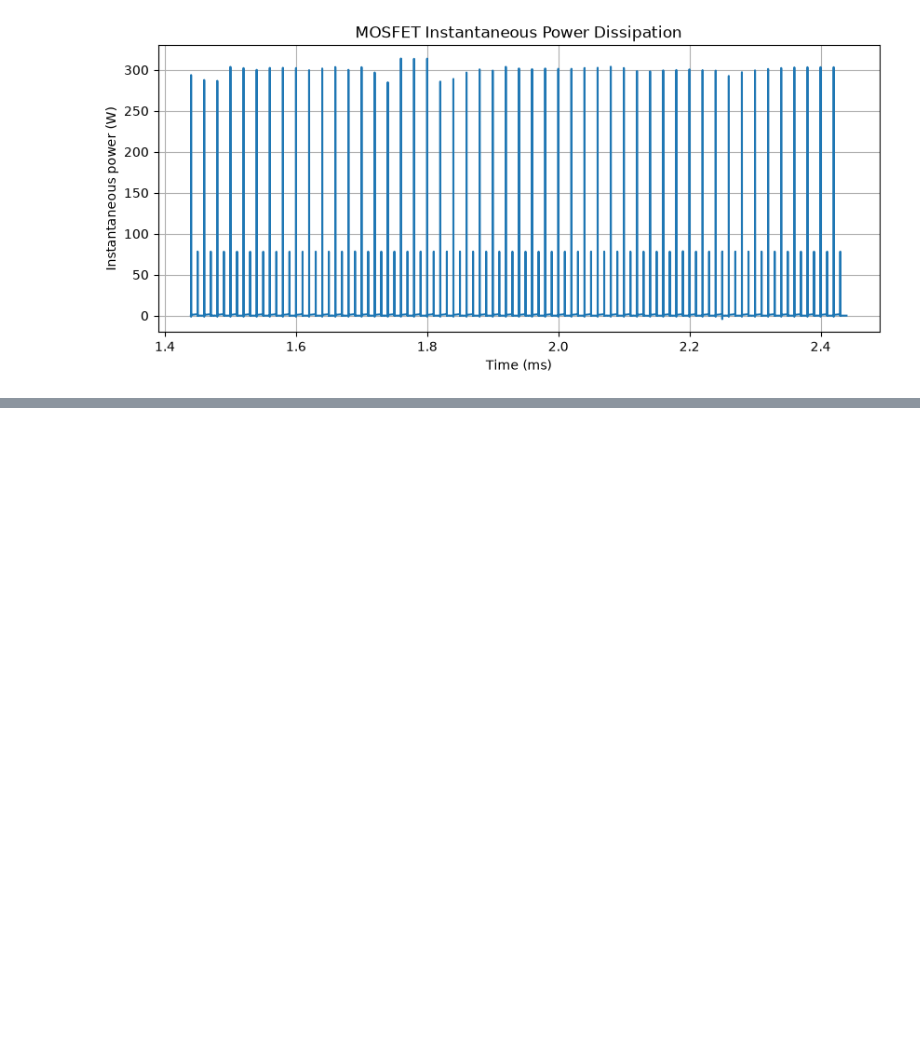
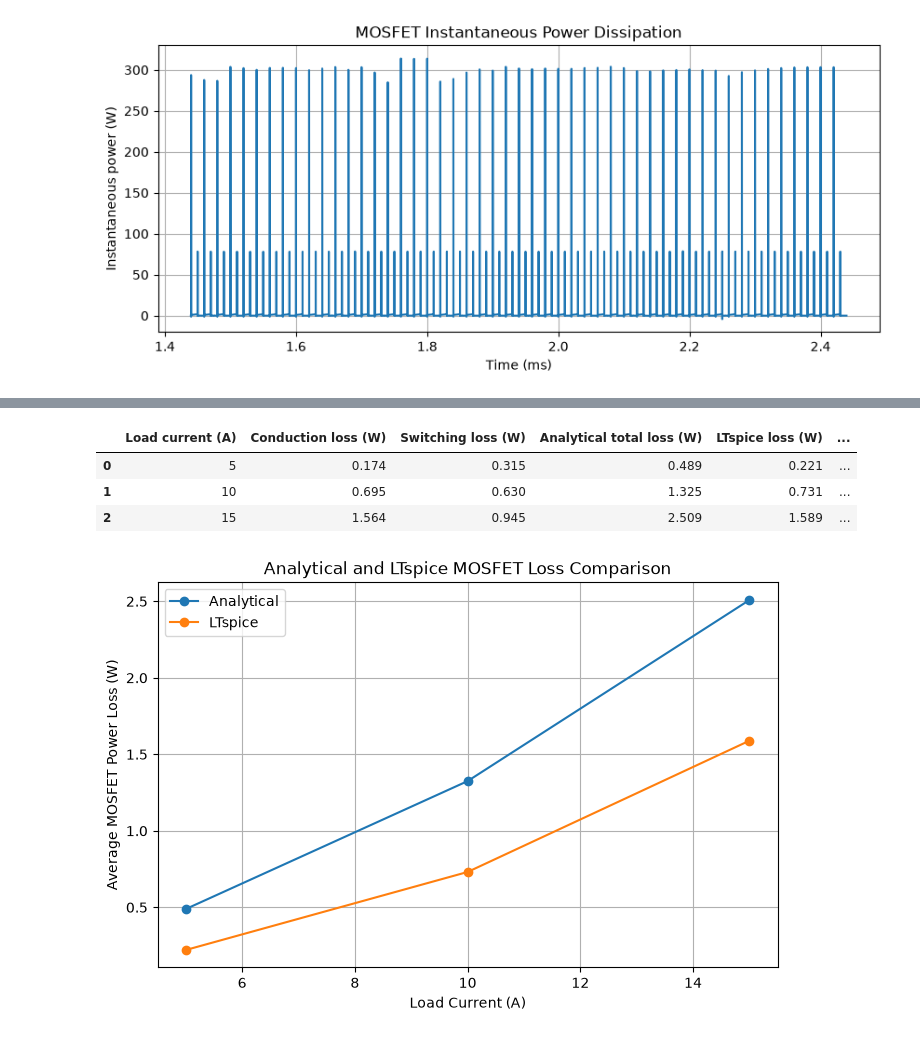
Before and after one commit to jaeheewritescode/mosfet-thermal-simulation, a Jupyter notebook: electrical-model/notebook/mosfet_loss_calculation.ipynb, the cells around one changed output, grey strips where cells are left out. Saved outputs shown, nothing was run; the diff lists cells and outputs as text; code cells hidden in the pictures; blank space fills up the shorter version.

Commit message:
Complete Week 3 electrical validation and loss table

```diff
--- a/electrical-model/notebook/mosfet_loss_calculation.ipynb
+++ b/electrical-model/notebook/mosfet_loss_calculation.ipynb
@@ -220,3 +298,57 @@ Percentage difference = 44.8%
+# %%
+
+ltspice_losses = [
+    0.221,   # 5 A result
+    0.731,   # 10 A result
+    1.589    # 15 A result
+]
+
+analytical_results["LTspice loss (W)"] = ltspice_losses
+
+analytical_results["Difference (W)"] = (
+    analytical_results["Analytical total loss (W)"]
+    - analytical_results["LTspice loss (W)"]
+)
+
+analytical_results["Difference (%)"] = (
+    analytical_results["Difference (W)"]
+    / analytical_results["Analytical total loss (W)"]
+    * 100
+)
+
+analytical_results.round(3)
+# %% [output]
+|  | Load current (A) | Conduction loss (W) | Switching loss (W) | Analytical total loss (W) | LTspice loss (W) | ... |
+| 0 | 5 | 0.174 | 0.315 | 0.489 | 0.221 | ... |
+| 1 | 10 | 0.695 | 0.630 | 1.325 | 0.731 | ... |
+| 2 | 15 | 1.564 | 0.945 | 2.509 | 1.589 | ... |
+# %%
+import matplotlib.pyplot as plt
+
+plt.figure(figsize=(8, 5))
+
+plt.plot(
+    analytical_results["Load current (A)"],
+    analytical_results["Analytical total loss (W)"],
+    marker="o",
+    label="Analytical"
+)
+
+plt.plot(
+    analytical_results["Load current (A)"],
+    analytical_results["LTspice loss (W)"],
+    marker="o",
+    label="LTspice"
+)
+
+plt.xlabel("Load Current (A)")
+plt.ylabel("Average MOSFET Power Loss (W)")
+plt.title("Analytical and LTspice MOSFET Loss Comparison")
+plt.grid()
+plt.legend()
+plt.show()
+# %% [output]
+[figure, added]
 # %% [markdown]
 ## Conclusion
 
```
Also changed, not shown: parts of 24 cells of this notebook, 3 other files.
